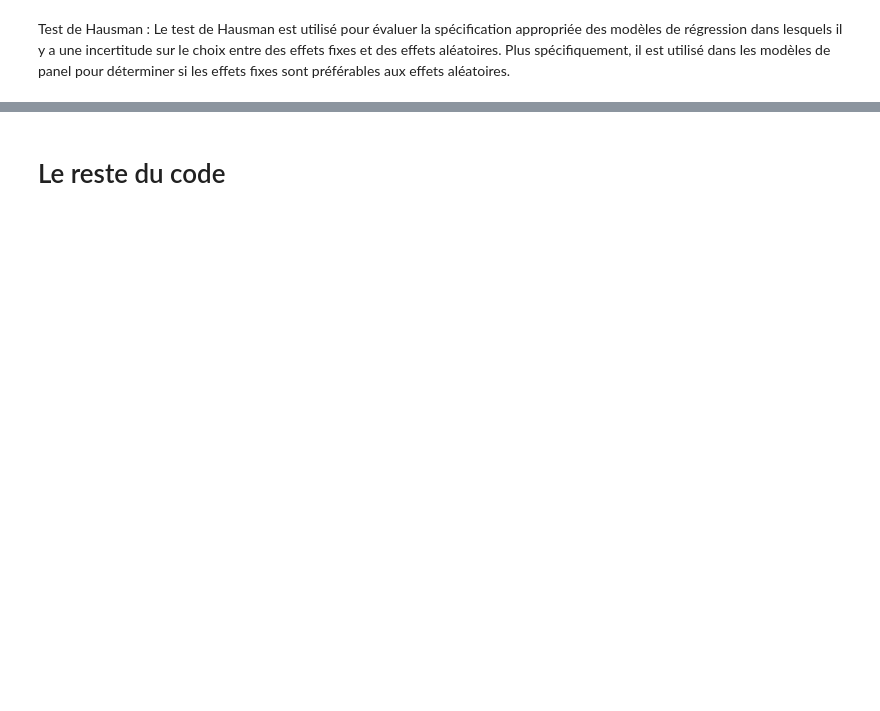
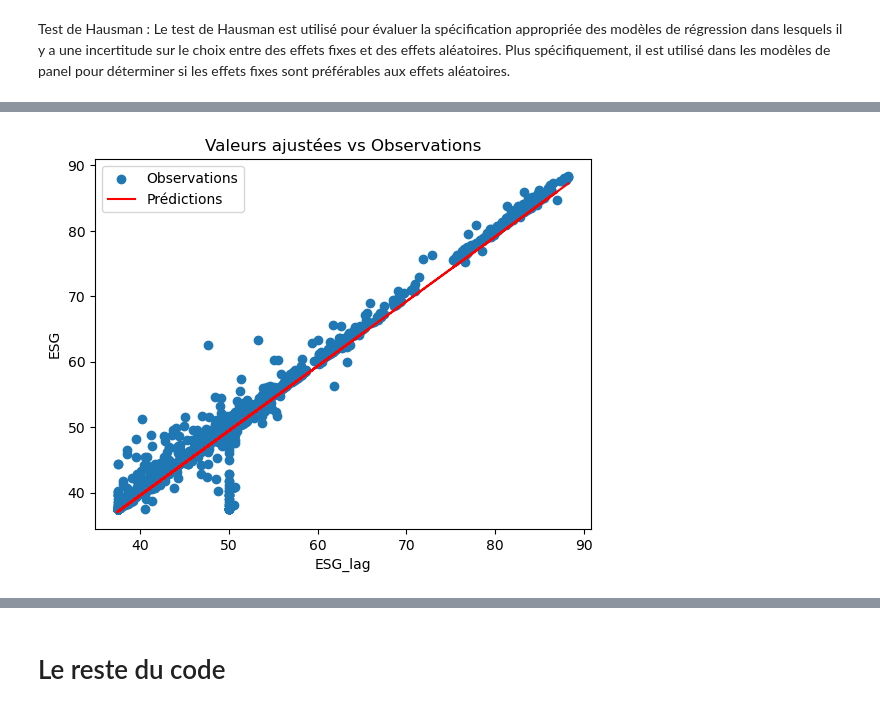
Before and after one commit to tgarnier067/Stat_app, a Jupyter notebook: Econométrie.ipynb, the cells around one changed output, grey strips where cells are left out. Cells and saved outputs as stored; diff of their text form; code cells hidden in the pictures; blank space fills up the shorter version.

Commit message:
Regressions, analyse, construction de variables

```diff
--- a/Econométrie.ipynb
+++ b/Econométrie.ipynb
@@ -234,15 +432,17 @@ Ici, p-value est de 0, on rejette l'hypothèse nulle. Les estimateurs des effets
 # %%
+# Seconde étape: Régression de PFL sur sur Con instrumenté par Con_star avec effets fixes
+second_stage = PanelOLS(dependent=df['PFL'],
+                        exog=df[['Con_star']],
+                        entity_effects=True,
+                        time_effects=True)
+res_second_stage = second_stage.fit()
 
-
-# Deuxième étape: Régression 2SLS de Rep sur Con instrumenté par Con_star avec effets fixes
-instrumented_variable = df['Con_star']
-dependent_variable = df['Rep']
-exogenous_variables = pd.DataFrame({'const': 1})  # Ajouter d'autres variables exogènes si nécessaire
-exogenous_variables.index = df.index
-
-second_stage = IV2SLS(dependent_variable, exogenous_variables, instrumented_variable, None).fit()
-df['epsilon_hat'] = second_stage.resids
+# Ajouter les valeurs ajustées à df
+df['Rep_2SLS'] = res_second_stage.fitted_values
+df['epsilon_hat'] = res_second_stage.resids
 
 # Calcul du proxy du flux de communication environnementale
 df['phi_hat'] = df.groupby(level=0)['epsilon_hat'].diff()
+
+df
 # %% [output]
@@ -249,0 +512,4 @@ ValueError: The index on the time dimension must be either numeric or date-like
+# %%
+df['ESG_lag'] = df.groupby(level=0)['ESG'].shift(1)
+
+df
@@ -249,0 +531,12 @@ ValueError: The index on the time dimension must be either numeric or date-like
+# %%
+# Première étape: Régression de ESG sur ESG_lag avec effets fixes
+stage_one = PanelOLS(dependent=df['ESG'],
+                       exog=df[['ESG_lag']],
+                       entity_effects=True,
+                       time_effects=True)
+res_stage_one = stage_one.fit()
+
+# Ajouter les valeurs ajustées à df
+df['ESG_star'] = res_stage_one.fitted_values
+
+df
@@ -249,0 +596,10 @@ ValueError: The index on the time dimension must be either numeric or date-like
+# %%
+plt.scatter(df['ESG_lag'], df['ESG'], label='Observations')
+plt.plot(df['ESG_lag'], df['ESG_star'], color='red', label='Prédictions')
+plt.xlabel('ESG_lag')
+plt.ylabel('ESG')
+plt.legend()
+plt.title('Valeurs ajustées vs Observations')
+plt.show()
+# %% [output]
+[figure, added]
```
Also changed, not shown: parts of 49 cells of this notebook, 2 other files.
